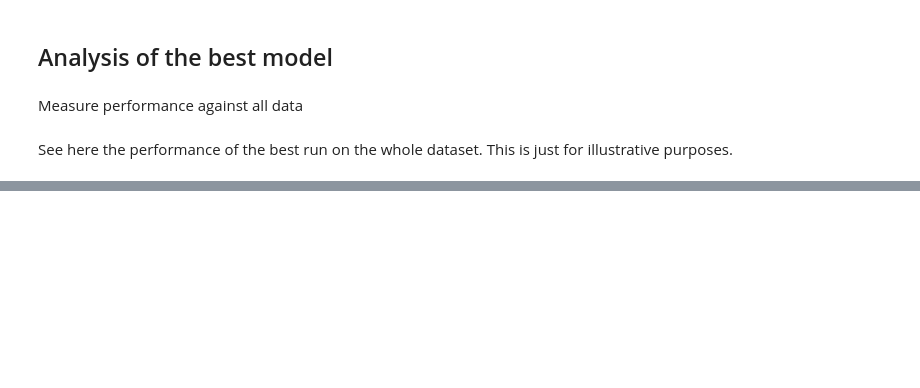
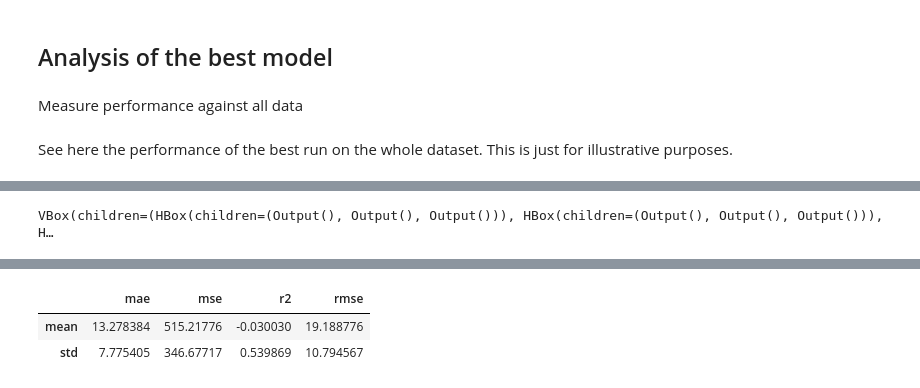
Before and after one commit to openkinome/experiments-binding-affinity, a Jupyter notebook: ligand-based/MorganFingerprint/LNN/train+test.ipynb, the cells around one changed output, grey strips where cells are left out. Drawn from its saved outputs; the diff is of its cells as text; code cells hidden in the pictures; blank space fills up the shorter version.

```diff
--- a/ligand-based/MorganFingerprint/LNN/train+test.ipynb
+++ b/ligand-based/MorganFingerprint/LNN/train+test.ipynb
@@ -14,6 +14,8 @@ We can pass those dict-like arrays to an adapter class for Torch Datasets, which
 DATASET = "PKIS2"
 LEARNING_RATE = 0.005
 MAX_EPOCHS = 100
+N_SPLITS = 5
+ITEMS_PER_ROW = 3
 # %%
 MEASUREMENT_TYPES = {
     "ChEMBL": ["pKiMeasurement", "pIC50Measurement", "pKdMeasurement"],
@@ -310,28 +312,48 @@ bestmodel = ObservationModelModule.load_from_checkpoint(
 # %% [markdown]
 See here the performance of the best run on the whole dataset. This is just for illustrative purposes.
 # %%
-from ipywidgets import HBox, VBox, Output
-from kinoml.analysis.plots import predicted_vs_observed
-plots = []
+from ipywidgets import HBox, VBox, Output, HTML
+from kinoml.analysis.plots import predicted_vs_observed, performance
+
 for index in datamodule.dataset_indices_by_size(reverse=True):
-    for ttype in ["train", "val", "test"]:
-        indices = getattr(datamodule, f"{ttype}_dataloader")(dataset_index=index).sampler.indices
-        observed = datamodule.datasets[index].data_y[indices]
-        model_input = datamodule.datasets[index].data_X[indices]
+    plots, metrics = [], []
+    mtype = datamodule.measurement_types[index]
+    mtype_class = getattr(measurement_types, mtype)
+    obs_model = datamodule.observation_models[index]
+    display(HTML(f"<h3>{mtype}</h3>"))
+    for fold, model in enumerate(trainer._models):
+        for ttype in ["train", "val", "test"]:
+            indices = trainer._dataloaders[ttype][fold].sampler.indices
+            model_input = dataloader.dataset.data_X[indices]
+            observed = dataloader.dataset.data_y[indices]
+            prediction = model(model_input, observation_model=obs_model).detach().numpy()
+            output = Output()
+            with output:
+                title = f"Fold {fold}, {ttype}={observed.shape[0]}"
+                print(title)
+                print("-"*(len(title)))
+                these_metrics = performance(prediction, observed)
+                display(predicted_vs_observed(prediction, observed, mtype_class, n_boot=100, sample_ratio=0.75, with_metrics=False))
+            plots.append(output)
 
-        prediction = bestmodel(model_input, observation_model=datamodule.observation_models[index]).detach().numpy()
+            if ttype == "test":
+                metrics.append(these_metrics)
+    # Fill with empty objects until the next multiple of ITEMS_PER_ROW
+    for _ in range((ITEMS_PER_ROW - (len(plots) % ITEMS_PER_ROW)) % ITEMS_PER_ROW):
+        plots.append(Output())
+    # Plot in 3-column table
+    display(VBox([HBox(row) for row in np.reshape(plots, (-1, ITEMS_PER_ROW)).tolist()]))
 
-        mtype = datamodule.measurement_types[index]
-        mtype_class = getattr(measurement_types, mtype)
-
-        output = Output()
-        with output:
-            title = f"{mtype} ({ttype}={observed.shape[0]})"
-            print(title)
-            print("-"*(len(title)))
-            display(predicted_vs_observed(prediction, observed, mtype_class, n_boot=100, sample_ratio=0.75))
-        plots.append(output)
-# Plot in 3-column table
-VBox([HBox(row) for row in np.reshape(plots, (-1, 3)).tolist()])
+    # Average performances
+    average = {}
+    for key in metrics[0]:
+        values = [fold[key] for fold in metrics]
+        average[key] = {
+            "mean": np.mean(values),
+            "std": np.std(values)
+        }
+    display(HTML("Bootstrapped averages across folds (test):"))
+    display(pd.DataFrame.from_dict(average))
 # %% [output]
 [interactive output not drawn]
+VBox(children=(HBox(children=(Output(), Output(), Output())), HBox(children=(Output(), Output(), Output())), H…
@@ -338,3 +361,6 @@ VBox([HBox(row) for row in np.reshape(plots, (-1, 3)).tolist()])
+|  | mae | mse | r2 | rmse |
+| mean | 13.278384 | 515.21776 | -0.030030 | 19.188776 |
+| std | 7.775405 | 346.67717 | 0.539869 | 10.794567 |
 # %%
 from kinoml.utils import watermark
 watermark()
```
Also changed, not shown: parts of 5 cells of this notebook, 1 other file.
